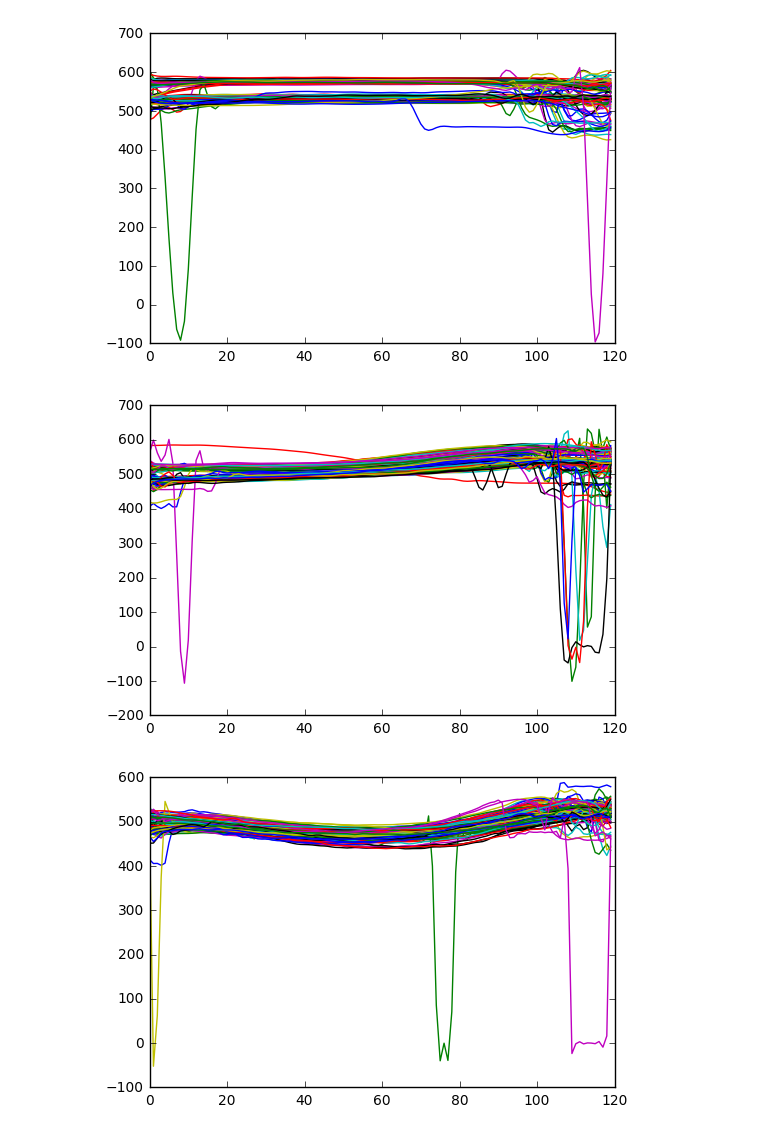
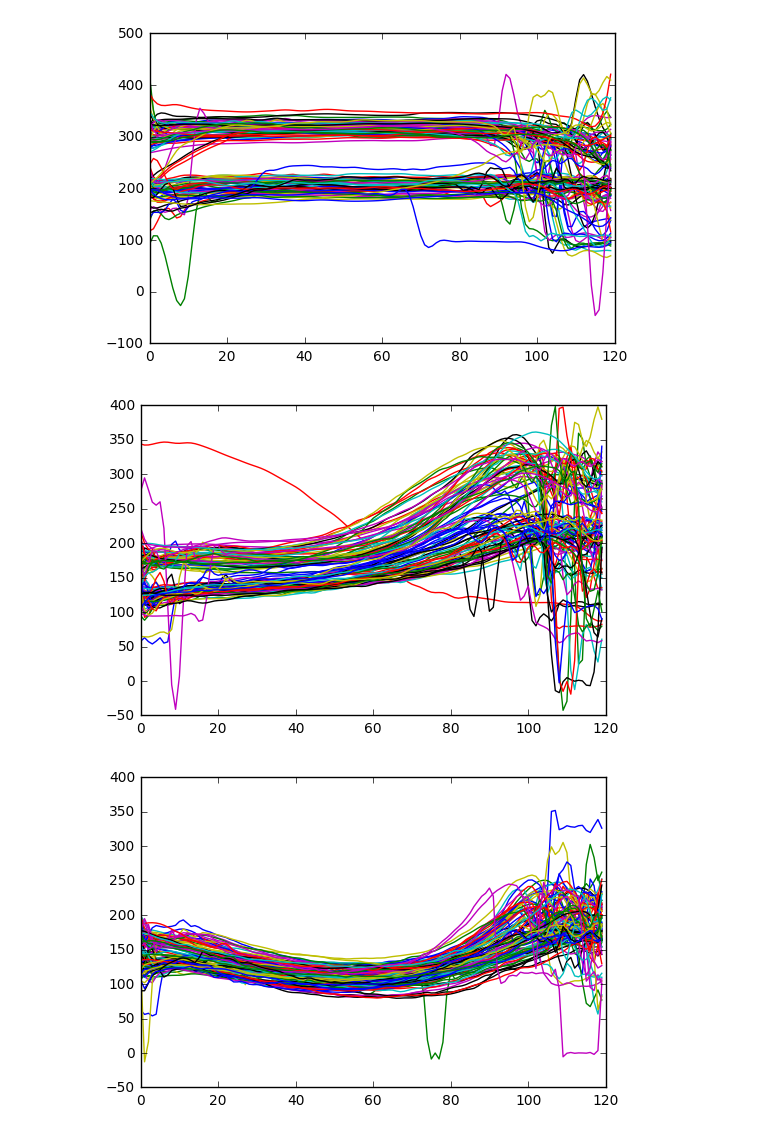
Before and after one commit to BreakVoid/DL_Project, a Jupyter notebook: overlap-plot.ipynb, the cells around one changed output. Cells and saved outputs as stored; diff of their text form; code cells hidden in the pictures.

```diff
--- a/overlap-plot.ipynb
+++ b/overlap-plot.ipynb
@@ -5,35 +5,35 @@ import matplotlib.pyplot as plt
 Engy, F0, Y = data_utils.LoadData('train')
 Engy, F0 = data_utils.IgnoreLowEnergyFrequence(Engy, F0)
 Engy, F0 = data_utils.TrimData(Engy, F0)
-Engy, F0 = data_utils.LogData(Engy, F0)
+#Engy, F0 = data_utils.LogData(Engy, F0)
 Engy, F0 = data_utils.NormalizeDataLengthWithInterpolation(Engy, F0, result_len=120)
 data_utils.SaveData(Engy, F0, Y, 'train')
 
 x = [i for i in xrange(120)]
 
 for f0, y in zip(F0, Y):
     if y == 0:
         plt.plot(x, f0)
 plt.savefig('train-0.png')
 plt.show()
 
 for f0, y in zip(F0, Y):
     if y == 1:
         plt.plot(x, f0)
 plt.savefig('train-1.png')
 plt.show()
 for f0, y in zip(F0, Y):
     if y == 2:
         plt.plot(x, f0)
 plt.savefig('train-2.png')
 plt.show()
 
 for f0, y in zip(F0, Y):
     if y == 3:
         plt.plot(x, f0)
 plt.savefig('train-3.png')
 plt.show()
 # %% [output]
-[figure, old version]
+[figure, new version]
-[figure, old version]
+[figure, new version]
-[figure, old version]
+[figure, new version]
```
Also changed, not shown: parts of 3 cells of this notebook, 13 other files.
